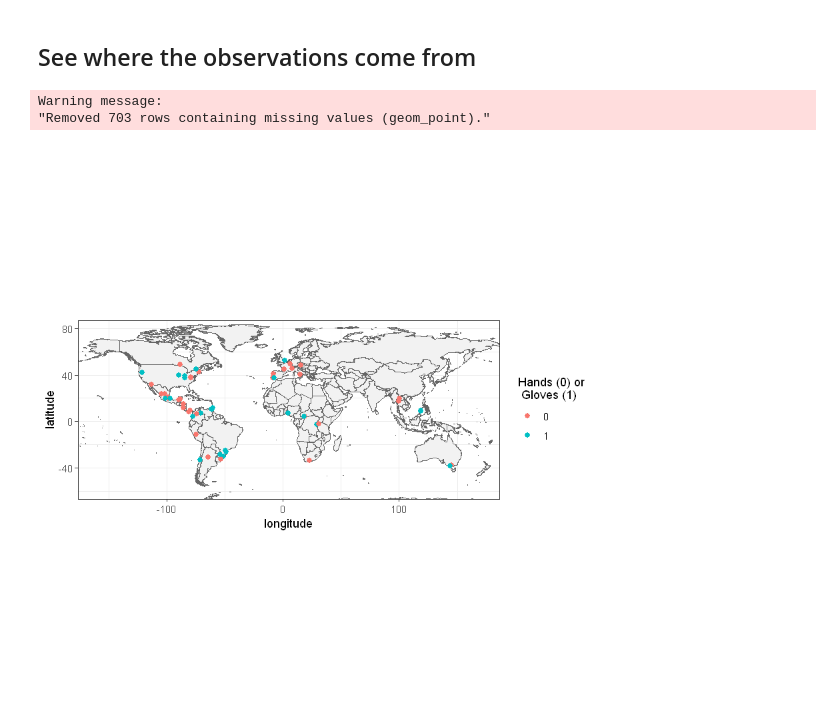
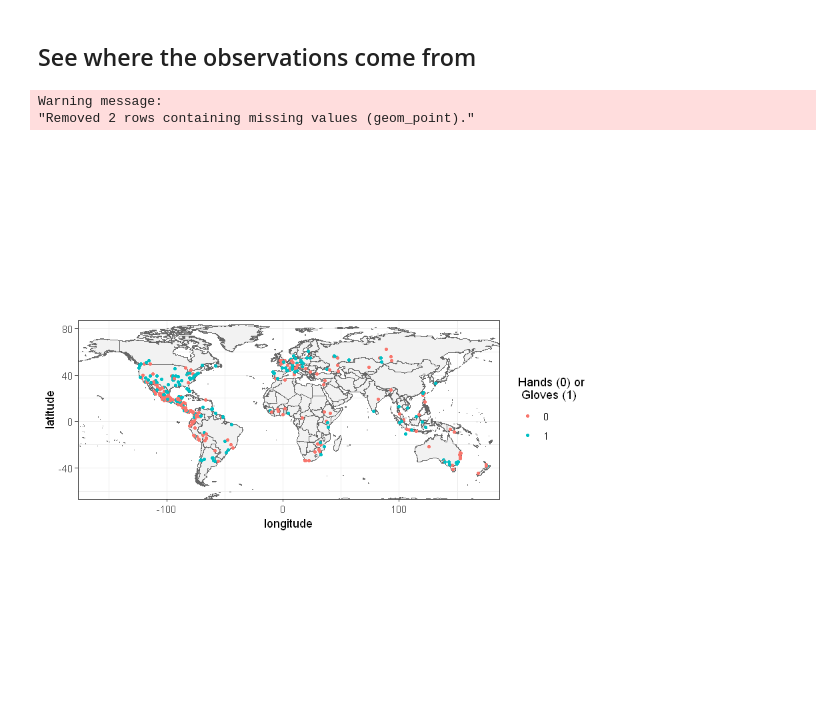
Before and after one commit to AgentschapPlantentuinMeise/gloves, a Jupyter notebook: batshandsgloves.ipynb, the cells around one changed output. Cells and saved outputs as stored; diff of their text form; code cells hidden in the pictures.

Commit message:
updated to 1000 observations

```diff
--- a/batshandsgloves.ipynb
+++ b/batshandsgloves.ipynb
@@ -63,4 +79,4 @@ Warning message:
 # %% [markdown]
 ## Read in the input as a CSV file
 # %%
-handsglovesbats <- read.csv("~/R/gloves/handsglovesbats.csv")
+handsglovesbats <- read.csv("handsglovesbats.csv")
@@ -95,12 +128,13 @@ if(file.exists("dataExtractedFromINAT.csv")){
         #########################################################################
         observation <- get_inat_obs_id(iNaturalistID)
 
-        Sys.sleep(2) # Slow it down so that the API is not overloaded
+        Sys.sleep(1) # Slow it down so that the API is not overloaded
 
         # Don't collect data for observations that are not licensed
         if(!is.null(observation$license)){
+            print(observation$latitude)
             handsglovesbats[row, "observed_on"] <- observation$observed_on
-            if(is.null(observation$observation$latitude)){
+            if(is.null(observation$latitude)){
                 handsglovesbats[row, "latitude"] <- 999
                 handsglovesbats[row, "longitude"] <- 999
             } else {
@@ -240,24 +306,24 @@ handsglovesbats$gloveOrHand <- as.factor(handsglovesbats$gloveOrHand )
 # %%
 ## A more elaborate map of Colibri sp.
 ggplot(data = handsglovesbats, aes(x = longitude,
                              y = latitude,
                              colour = gloveOrHand)) +
       geom_polygon(data = map_data("world"),
                        aes(x = long, y = lat, group = group),
                        fill = "grey95",
                        color = "gray40",
                        size = 0.1) +
-      geom_point(size = 2, alpha = 1) +
+      geom_point(size = 1, alpha = 1) +
       #coord_fixed(xlim = range(handsglovesbats$longitude, na.rm = TRUE),
       #            ylim = range(handsglovesbats$latitude, na.rm = TRUE)) +
         coord_fixed(ylim = c(-60,80),
                   xlim = c(-160,170)) +
         labs(color = "Hands (0) or\n Gloves (1)") +
         theme_bw()
 # %% [output]
 Warning message:
-"Removed 703 rows containing missing values (geom_point)."
+"Removed 2 rows containing missing values (geom_point)."
-[figure, old version]
+[figure, new version]
 # %%
 ggsave(
   "glovemap.tiff",
```
Also changed, not shown: parts of 31 cells of this notebook, 7 other files.
